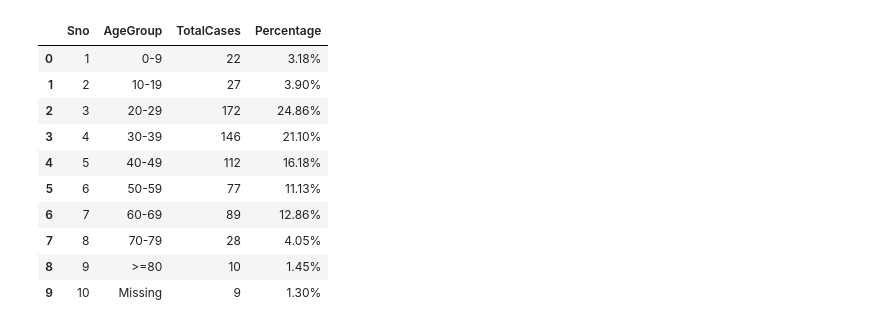
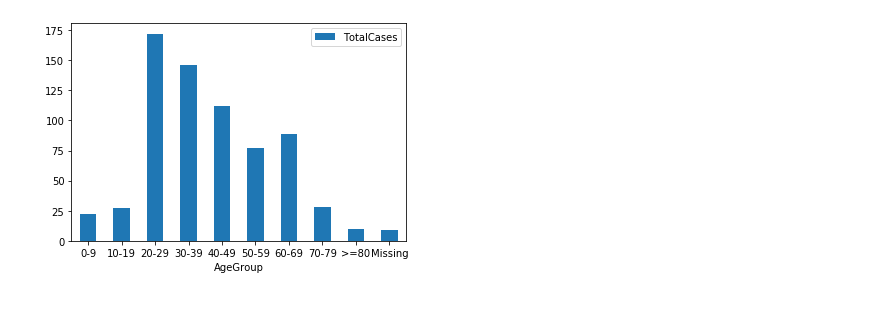
Before and after one commit to Kamesh-K/CH5019-Project, a Jupyter notebook: Question_3/Question_3.ipynb, the cells around one changed output. Drawn from its saved outputs; the diff is of its cells as text; code cells hidden in the pictures.

```diff
--- a/Question_3/Question_3.ipynb
+++ b/Question_3/Question_3.ipynb
@@ -8,22 +14,12 @@ HospitalBeds = pd.read_csv('HospitalBedsIndia.csv')
 ICMRTesting = pd.read_csv('ICMRTestingDetails.csv')
 IndividualDetails = pd.read_csv('IndividualDetails.csv')
 PopulationCensus = pd.read_csv('population_india_census2011.csv')
-# %%
-AgeGroup
-# %% [output]
-|  | Sno | AgeGroup | TotalCases | Percentage |
-| 0 | 1 | 0-9 | 22 | 3.18% |
-| 1 | 2 | 10-19 | 27 | 3.90% |
-| 2 | 3 | 20-29 | 172 | 24.86% |
-| 3 | 4 | 30-39 | 146 | 21.10% |
-| 4 | 5 | 40-49 | 112 | 16.18% |
-| 5 | 6 | 50-59 | 77 | 11.13% |
-| 6 | 7 | 60-69 | 89 | 12.86% |
-| 7 | 8 | 70-79 | 28 | 4.05% |
-| 8 | 9 | >=80 | 10 | 1.45% |
-| 9 | 10 | Missing | 9 | 1.30% |
 # %%
 indx_maxAgeGroup = AgeGroup['TotalCases'].idxmax()
+# %%
+AgeGroupPlot = AgeGroup.plot.bar(x='AgeGroup', y='TotalCases', rot=0)
+# %% [output]
+[figure, added]
 # %%
 print('Age Group with maximum cases is {} with {} cases, constituting {} of total cases'.format(AgeGroup['AgeGroup'][indx_maxAgeGroup],AgeGroup['TotalCases'][indx_maxAgeGroup],AgeGroup['Percentage'][indx_maxAgeGroup]))
 # %% [output]
```
Also changed, not shown: parts of 16 cells of this notebook.
